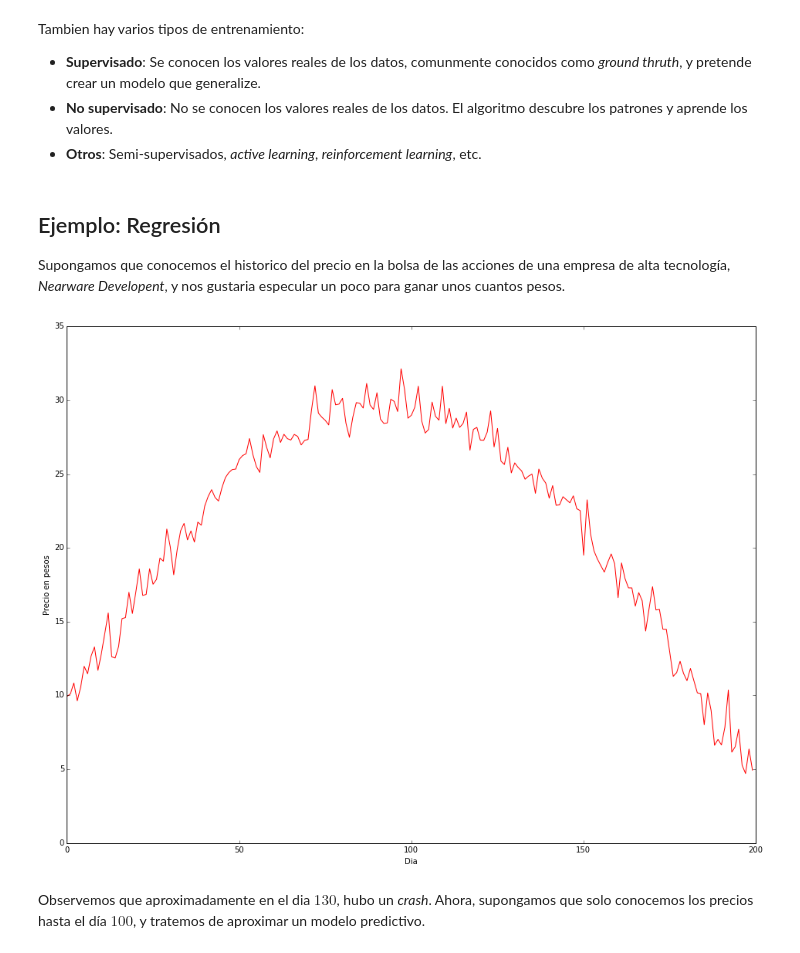
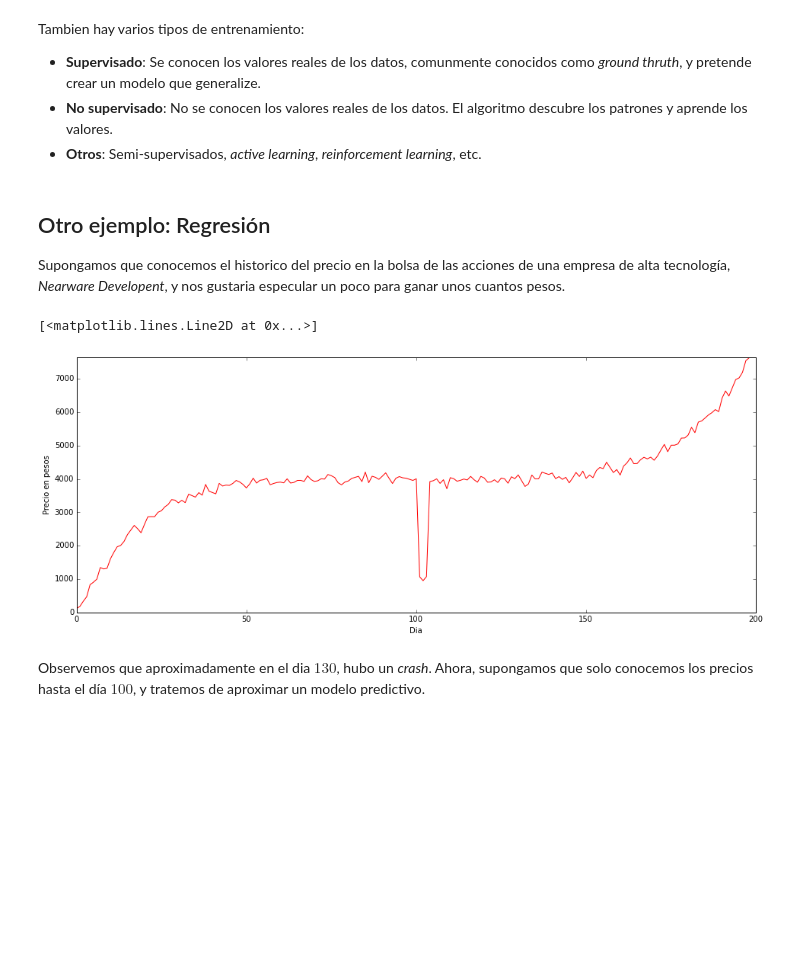
Before and after one commit to enoriega/Notebooks, a Jupyter notebook: ¿Que es Machine Learning?.ipynb, the cells around one changed output. Cells and saved outputs as stored; diff of their text form; code cells hidden in the pictures; blank space fills up the shorter version.

```diff
--- a/¿Que es Machine Learning?.ipynb
+++ b/¿Que es Machine Learning?.ipynb
@@ -150,21 +152,30 @@ Tambien hay varios tipos de entrenamiento:
 * __No supervisado__: No se conocen los valores reales de los datos. El algoritmo descubre los patrones y aprende los valores.
 * __Otros__: Semi-supervisados, _active learning_, _reinforcement learning_, etc.
 # %% [markdown]
-## Ejemplo: Regresión
+## Otro ejemplo: Regresión
 
 Supongamos que conocemos el historico del precio en la bolsa de las acciones de una empresa de alta tecnología, _Nearware Developent_, y nos gustaria especular un poco para ganar unos cuantos pesos.
 # %%
 # Vamos a generar unos precios hipoteticos para las acciones de Nearware Development
+from scipy.signal import square
+pylab.rcParams['figure.figsize'] = 16, 6
 
 dias = arange(0, 200, 1)
 
-precios = 20*(sin(0.017*dias))+10 + normal(0, 1, dias.shape)
+rango = arange(-100, 100, 1)
+precios = 4E-7*pow(rango,5)+4000 + normal(0, 100, dias.shape)
+shock = 1500*square(xrange(8))
+
+precios[97:97+shock.shape[0]] += shock-1500
 
 xlabel("Dia")
+xlim([0, 200])
+ylim([0, max(precios)])
 ylabel("Precio en pesos")
-plt1 = plot(dias, precios, 'r')
+plot(dias, precios, 'r')
 # %% [output]
+[<matplotlib.lines.Line2D at 0x...>]
-[figure, old version]
+[figure, new version]
 # %% [markdown]
 Observemos que aproximadamente en el dia $130$, hubo un _crash_. Ahora, supongamos que solo conocemos los precios hasta el día $100$, y tratemos de aproximar un modelo predictivo.
 # %%
```
Also changed, not shown: parts of 13 cells of this notebook.
